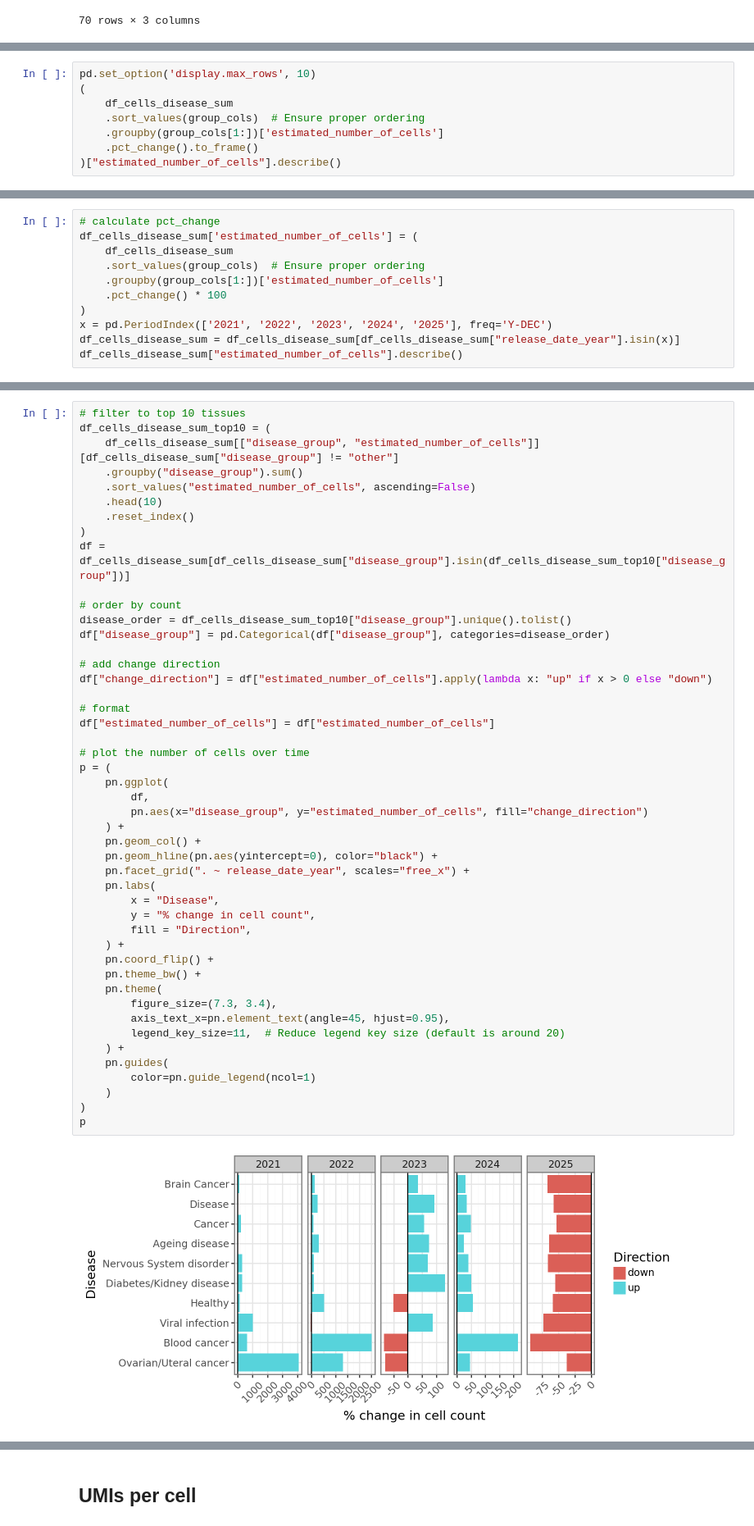
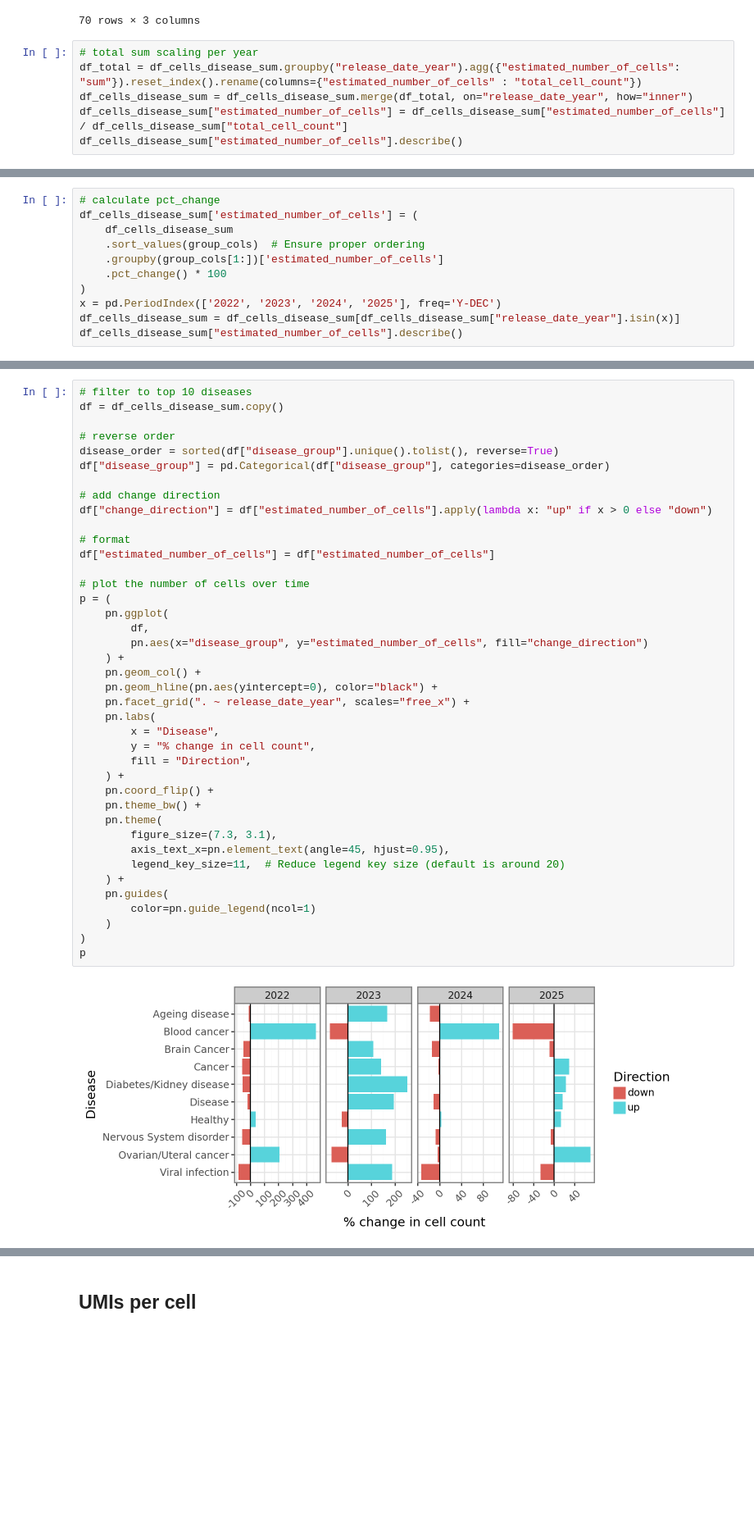
Before and after one commit to ArcInstitute/scBaseCount_analysis, a Jupyter notebook: notebooks/sra_cells-by-time.ipynb, the cells around one changed output, grey strips where cells are left out. Shown at 82% size. Drawn from its saved outputs; the diff is of its cells as text; blank space fills up the shorter version.

Commit message:
added cell rate barplot

```diff
--- a/notebooks/sra_cells-by-time.ipynb
+++ b/notebooks/sra_cells-by-time.ipynb
@@ -1548,3 +1545,9 @@ df_cells_disease_sum
 | 68 | 2025 | Nervous System disorder | 3915396.0 |
 | 69 | 2025 | Ovarian/Uteral cancer | 402184.0 |
 70 rows × 3 columns
+# %%
+# total sum scaling per year
+df_total = df_cells_disease_sum.groupby("release_date_year").agg({"estimated_number_of_cells": "sum"}).reset_index().rename(columns={"estimated_number_of_cells" : "total_cell_count"})
+df_cells_disease_sum = df_cells_disease_sum.merge(df_total, on="release_date_year", how="inner")
+df_cells_disease_sum["estimated_number_of_cells"] = df_cells_disease_sum["estimated_number_of_cells"] / df_cells_disease_sum["total_cell_count"]
+df_cells_disease_sum["estimated_number_of_cells"].describe()
@@ -1551,9 +1564,12 @@ df_cells_disease_sum
 # %%
-pd.set_option('display.max_rows', 10)
-(
+# calculate pct_change
+df_cells_disease_sum['estimated_number_of_cells'] = (
     df_cells_disease_sum
     .sort_values(group_cols)  # Ensure proper ordering
     .groupby(group_cols[1:])['estimated_number_of_cells']
-    .pct_change().to_frame()
-)["estimated_number_of_cells"].describe()
+    .pct_change() * 100
+)
+x = pd.PeriodIndex(['2022', '2023', '2024', '2025'], freq='Y-DEC')
+df_cells_disease_sum = df_cells_disease_sum[df_cells_disease_sum["release_date_year"].isin(x)]
+df_cells_disease_sum["estimated_number_of_cells"].describe()
 # %% [output]
@@ -1568,12 +1584 @@ max            inf
 Name: estimated_number_of_cells, dtype: float64
-# %%
-# calculate pct_change
-df_cells_disease_sum['estimated_number_of_cells'] = (
-    df_cells_disease_sum
-    .sort_values(group_cols)  # Ensure proper ordering
-    .groupby(group_cols[1:])['estimated_number_of_cells']
-    .pct_change() * 100
-)
-x = pd.PeriodIndex(['2021', '2022', '2023', '2024', '2025'], freq='Y-DEC')
-df_cells_disease_sum = df_cells_disease_sum[df_cells_disease_sum["release_date_year"].isin(x)]
-df_cells_disease_sum["estimated_number_of_cells"].describe()
@@ -1590,16 +1626,9 @@ Name: estimated_number_of_cells, dtype: float64
 # %%
-# filter to top 10 tissues
-df_cells_disease_sum_top10 = (
-    df_cells_disease_sum[["disease_group", "estimated_number_of_cells"]][df_cells_disease_sum["disease_group"] != "other"]
-    .groupby("disease_group").sum()
-    .sort_values("estimated_number_of_cells", ascending=False)
-    .head(10)
-    .reset_index()
-)
-df = df_cells_disease_sum[df_cells_disease_sum["disease_group"].isin(df_cells_disease_sum_top10["disease_group"])]
+# filter to top 10 diseases
+df = df_cells_disease_sum.copy()
 
-# order by count
-disease_order = df_cells_disease_sum_top10["disease_group"].unique().tolist()
+# reverse order
+disease_order = sorted(df["disease_group"].unique().tolist(), reverse=True)
 df["disease_group"] = pd.Categorical(df["disease_group"], categories=disease_order)
 
 # add change direction
@@ -1607,32 +1636,32 @@ df["change_direction"] = df["estimated_number_of_cells"].apply(lambda x: "up" if
 
 # format
 df["estimated_number_of_cells"] = df["estimated_number_of_cells"]
 
 # plot the number of cells over time
 p = (
     pn.ggplot(
         df,
         pn.aes(x="disease_group", y="estimated_number_of_cells", fill="change_direction")
     ) +
     pn.geom_col() +
     pn.geom_hline(pn.aes(yintercept=0), color="black") +
     pn.facet_grid(". ~ release_date_year", scales="free_x") +
     pn.labs(
         x = "Disease",
         y = "% change in cell count",
         fill = "Direction",
     ) +
     pn.coord_flip() +
     pn.theme_bw() +
     pn.theme(
-        figure_size=(7.3, 3.4),
+        figure_size=(7.3, 3.1),
         axis_text_x=pn.element_text(angle=45, hjust=0.95),
         legend_key_size=11,  # Reduce legend key size (default is around 20)
     ) +
     pn.guides(
         color=pn.guide_legend(ncol=1)
     )
 )
 p
 # %% [output]
-[figure, old version]
+[figure, new version]
```
Also changed, not shown: parts of 6 cells of this notebook.
